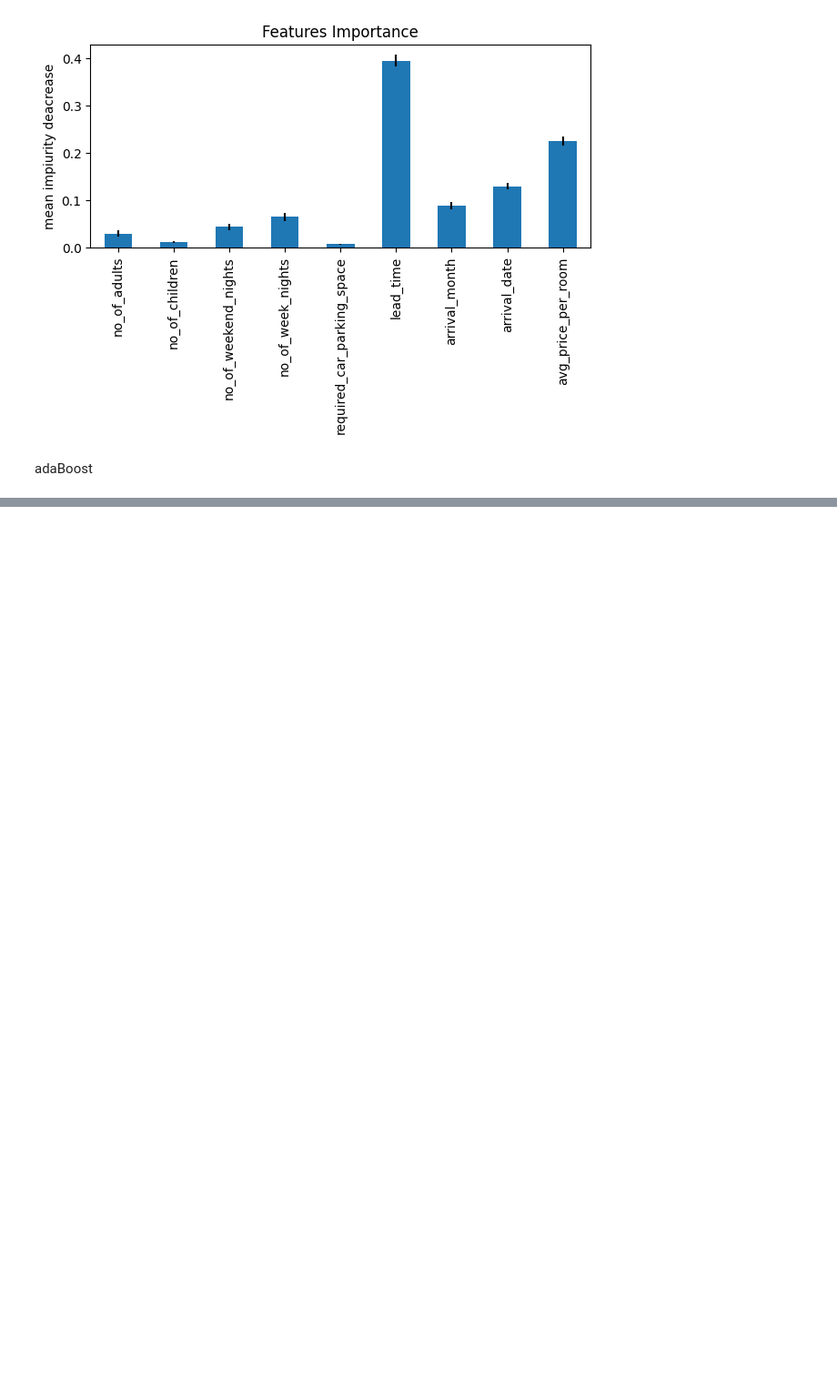
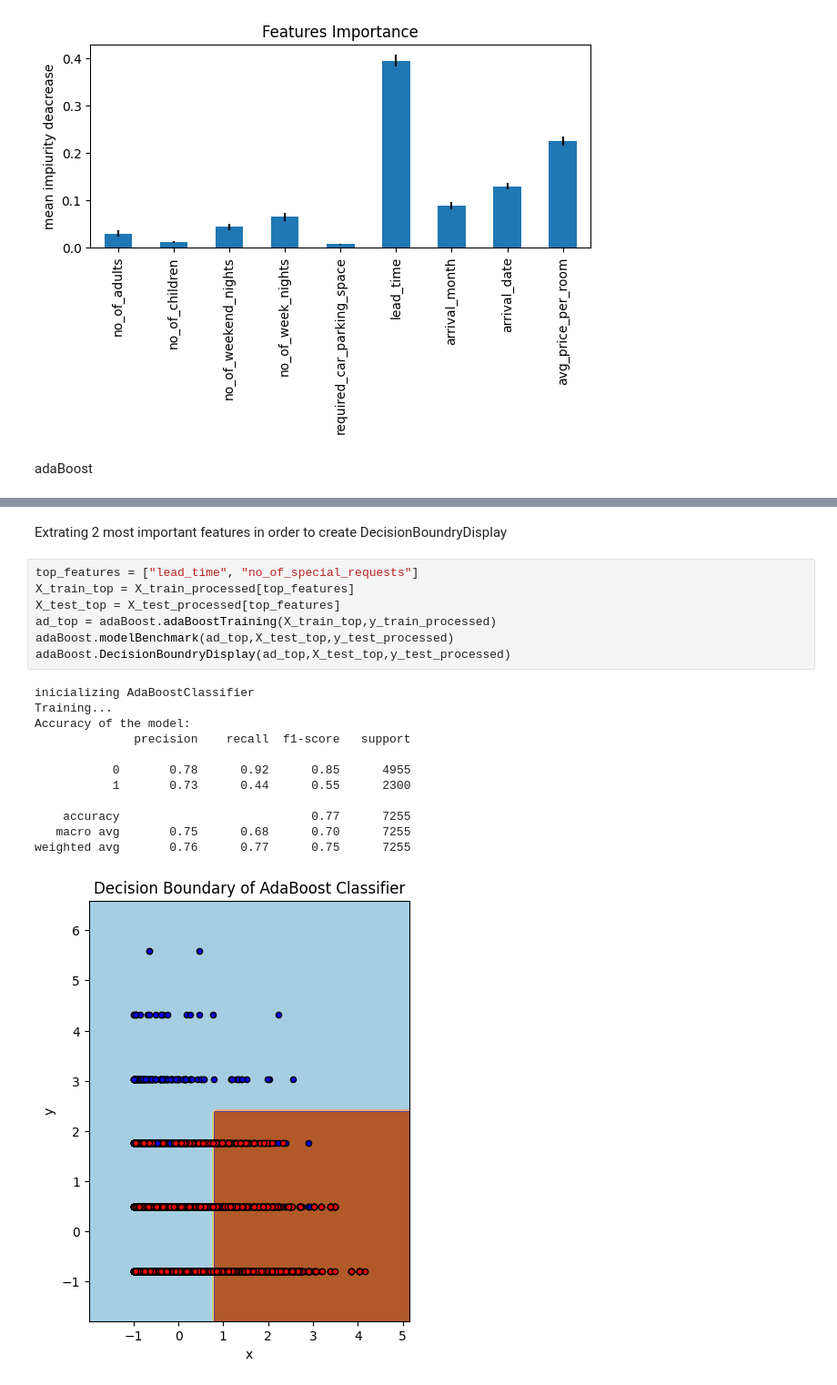
Before and after one commit to KsaweryKomasara/Projekt_KNDS, a Jupyter notebook: Nootebooks/main.ipynb, the cells around one changed output, grey strips where cells are left out. Shown at 91% size. Saved outputs shown, nothing was run; the diff lists cells and outputs as text; blank space fills up the shorter version.

```diff
--- a/Nootebooks/main.ipynb
+++ b/Nootebooks/main.ipynb
@@ -310,0 +323,22 @@ weighted avg       0.82      0.82      0.82      7255
+# %% [markdown]
+Extrating 2 most important features in order to create DecisionBoundryDisplay
+# %%
+top_features = ["lead_time", "no_of_special_requests"]
+X_train_top = X_train_processed[top_features]
+X_test_top = X_test_processed[top_features]
+ad_top = adaBoost.adaBoostTraining(X_train_top,y_train_processed)
+adaBoost.modelBenchmark(ad_top,X_test_top,y_test_processed)
+adaBoost.DecisionBoundryDisplay(ad_top,X_test_top,y_test_processed)
+# %% [output]
+inicializing AdaBoostClassifier
+Training...
+Accuracy of the model:
+              precision    recall  f1-score   support
+
+           0       0.78      0.92      0.85      4955
+           1       0.73      0.44      0.55      2300
+
+    accuracy                           0.77      7255
+   macro avg       0.75      0.68      0.70      7255
+weighted avg       0.76      0.77      0.75      7255
+[figure, added]
```
Also changed, not shown: parts of 1 cell of this notebook.
